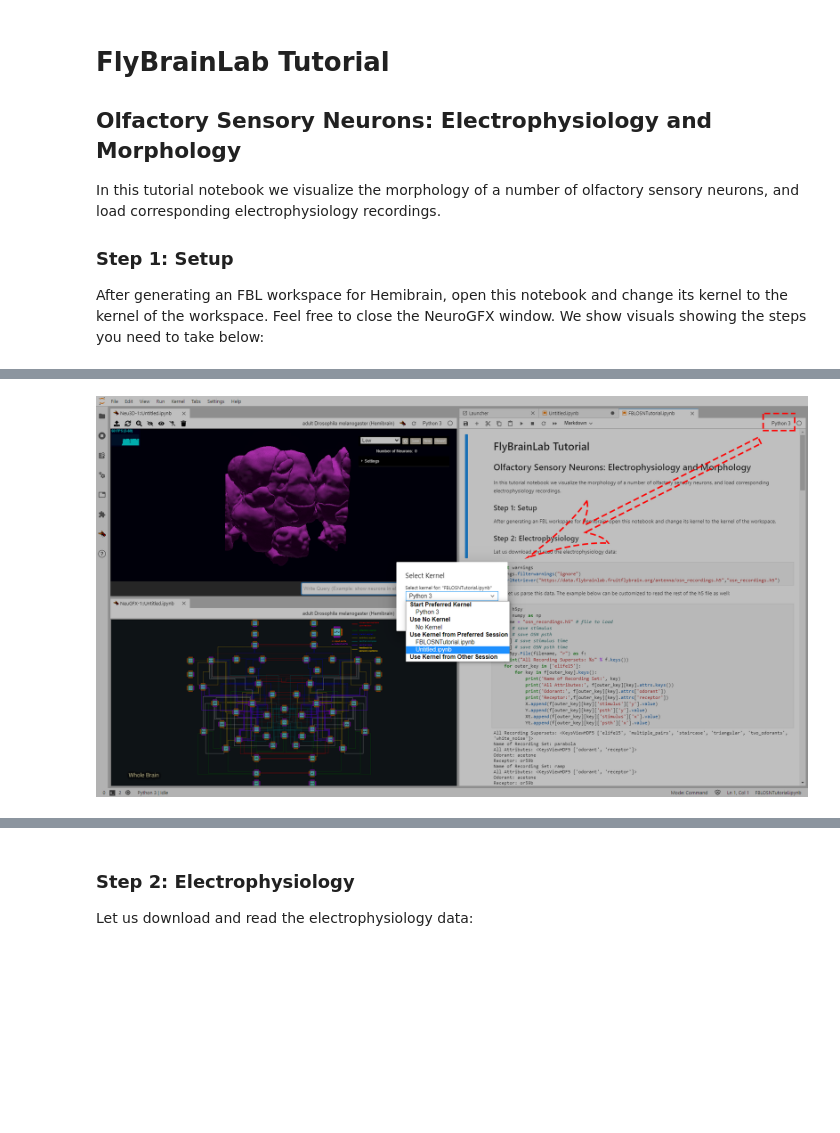
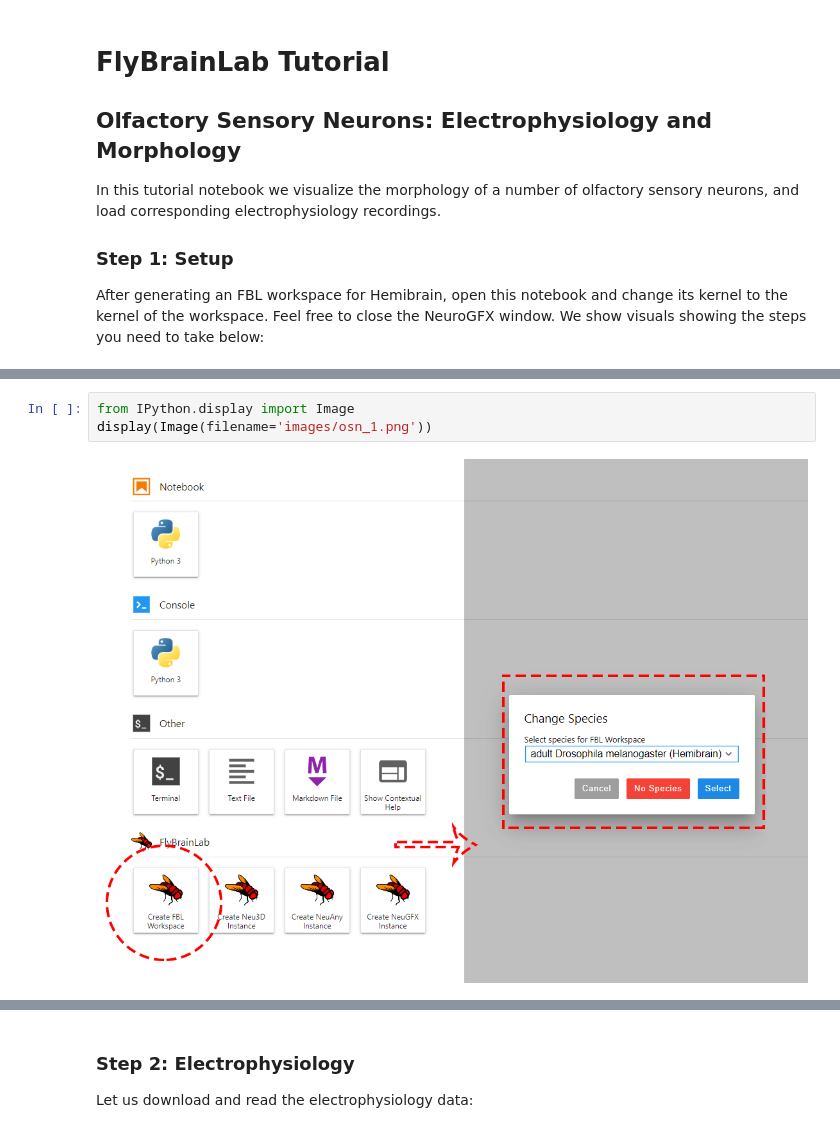
Before and after one commit to FlyBrainLab/Tutorials, a Jupyter notebook: tutorials/osn_ephys_tutorial/OSN_ephys_tutorial.ipynb, the cells around one changed output, grey strips where cells are left out. Cells and saved outputs as stored; diff of their text form; blank space fills up the shorter version.

Commit message:
Adding example images separately.

```diff
--- a/tutorials/osn_ephys_tutorial/OSN_ephys_tutorial.ipynb
+++ b/tutorials/osn_ephys_tutorial/OSN_ephys_tutorial.ipynb
@@ -10,2 +8,5 @@ After generating an FBL workspace for Hemibrain, open this notebook and change i
-# %% [markdown]
-![loading](embedded-picture-1)
+# %%
+from IPython.display import Image
+display(Image(filename='images/osn_1.png'))
+# %% [output]
+[figure, added]
```
Also changed, not shown: parts of 8 cells of this notebook, 3 other files.
